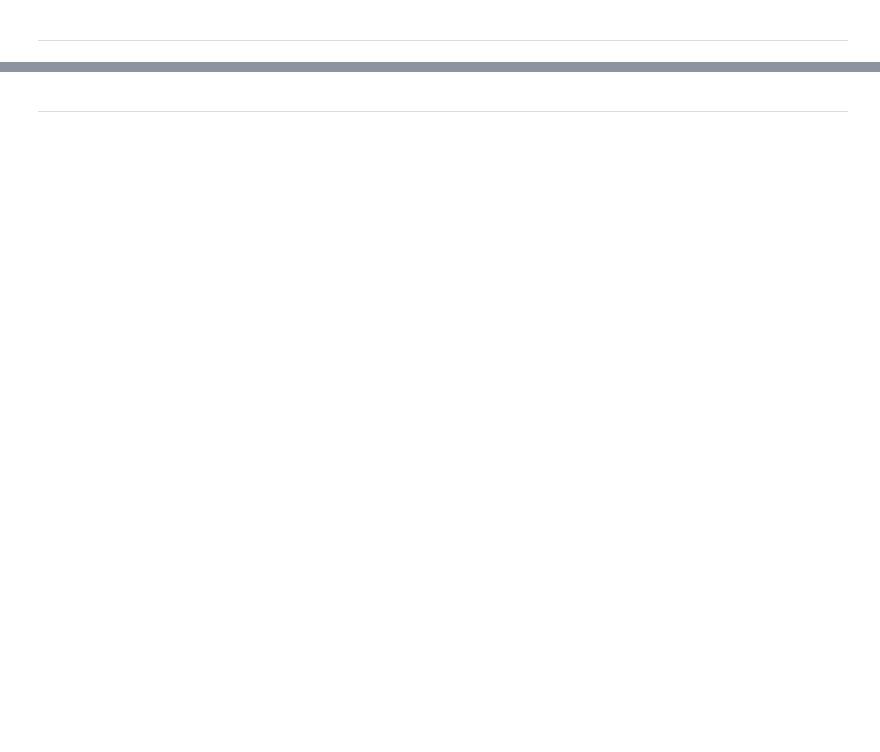
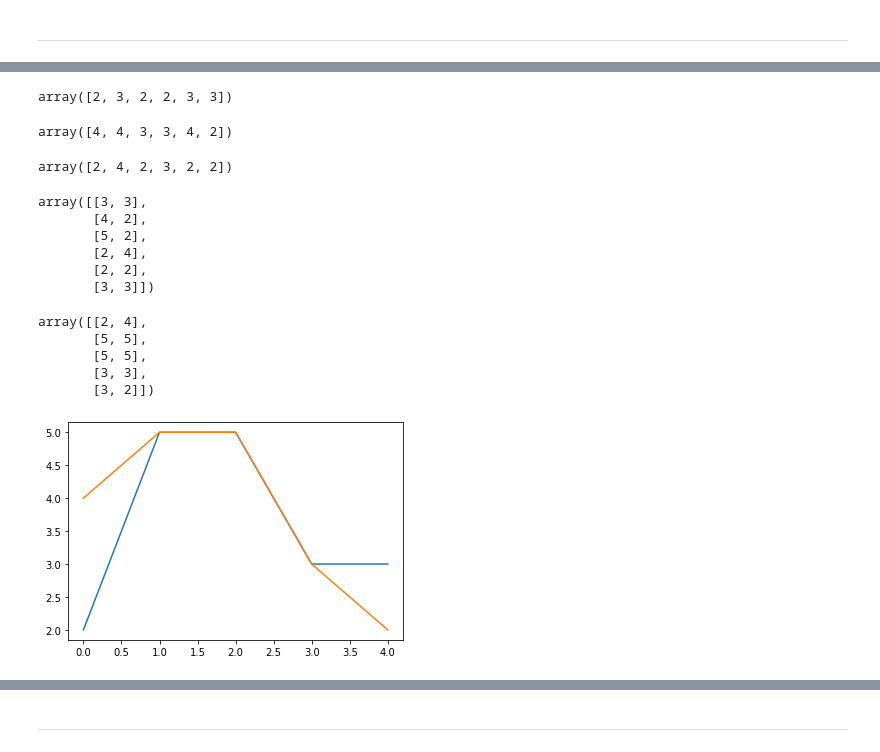
Before and after one commit to Daniel-GS-prog/numpy.random-, a Jupyter notebook: numpy-random.ipynb, the cells around one changed output, grey strips where cells are left out. Cells and saved outputs as stored; diff of their text form; code cells hidden in the pictures; blank space fills up the shorter version.

Commit message:
Added Introduction, overall purpose and first analysis of random data

```diff
--- a/numpy-random.ipynb
+++ b/numpy-random.ipynb
@@ -14,0 +99,52 @@
+# %%
+# Arrays:
+# Generate array by adding the size to the code above:
+a = rng.integers(2, 5, 6)
+a
+# %% [output]
+array([2, 3, 2, 2, 3, 3])
+# %%
+# Same as above only specifying the size:
+b = rng.integers(2, 5, size=6)
+b
+# %% [output]
+array([4, 4, 3, 3, 4, 2])
+# %%
+# Including high value:
+a = rng.integers(2, 5,size=6, endpoint=True)
+a
+# %% [output]
+array([2, 4, 2, 3, 2, 2])
+# %%
+# Generatin 2 dimensional arrays:
+#   Where the first value in "size" is the number of arrays
+#   and the second value is the length of the array.
+a = rng.integers(2, 5,size=(6,2), endpoint=True)
+a
+# %% [output]
+array([[3, 3],
+       [4, 2],
+       [5, 2],
+       [2, 4],
+       [2, 2],
+       [3, 3]])
+# %%
+# Plotting two dimensional arrays
+
+import matplotlib.pyplot as plt
+
+rng = np.random.default_rng()
+a = rng.integers(2, 5,size=(5,2), endpoint=True)
+a
+# %% [output]
+array([[2, 4],
+       [5, 5],
+       [5, 5],
+       [3, 3],
+       [3, 2]])
+# %%
+plt.plot(a)
+plt.show()
+# Where values at inex[0] are reprenseted in blue line:
+# %% [output]
+[figure, added]
```
Also changed, not shown: parts of 19 cells of this notebook.
